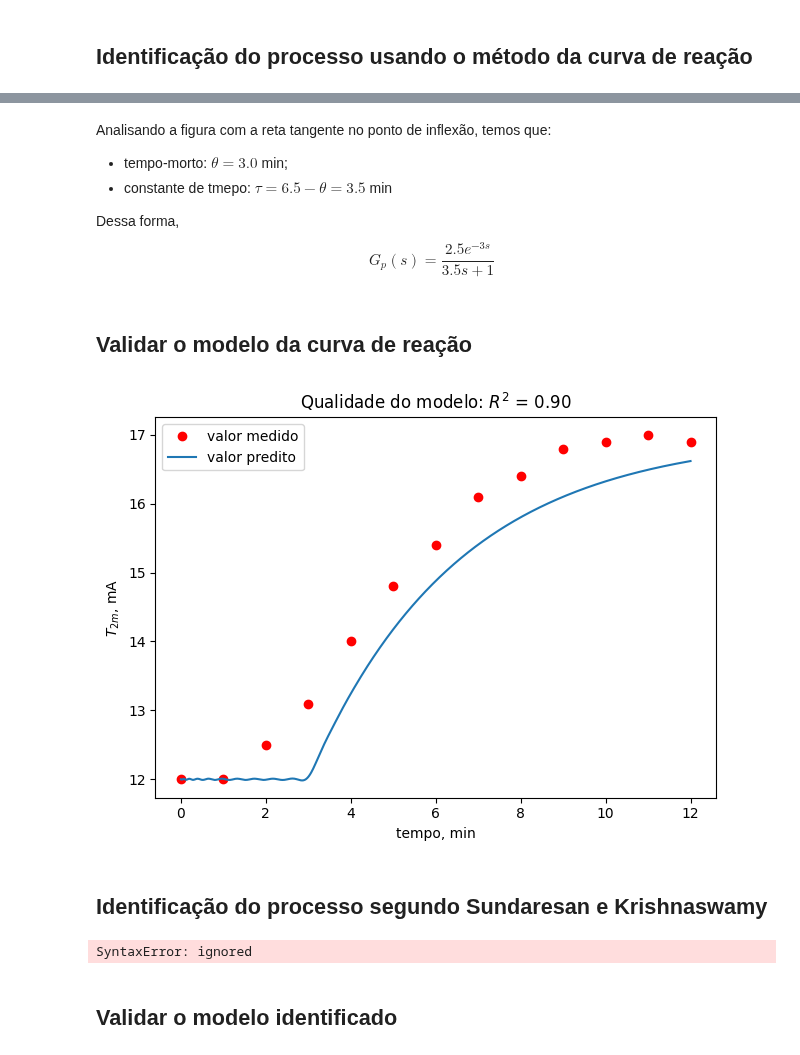
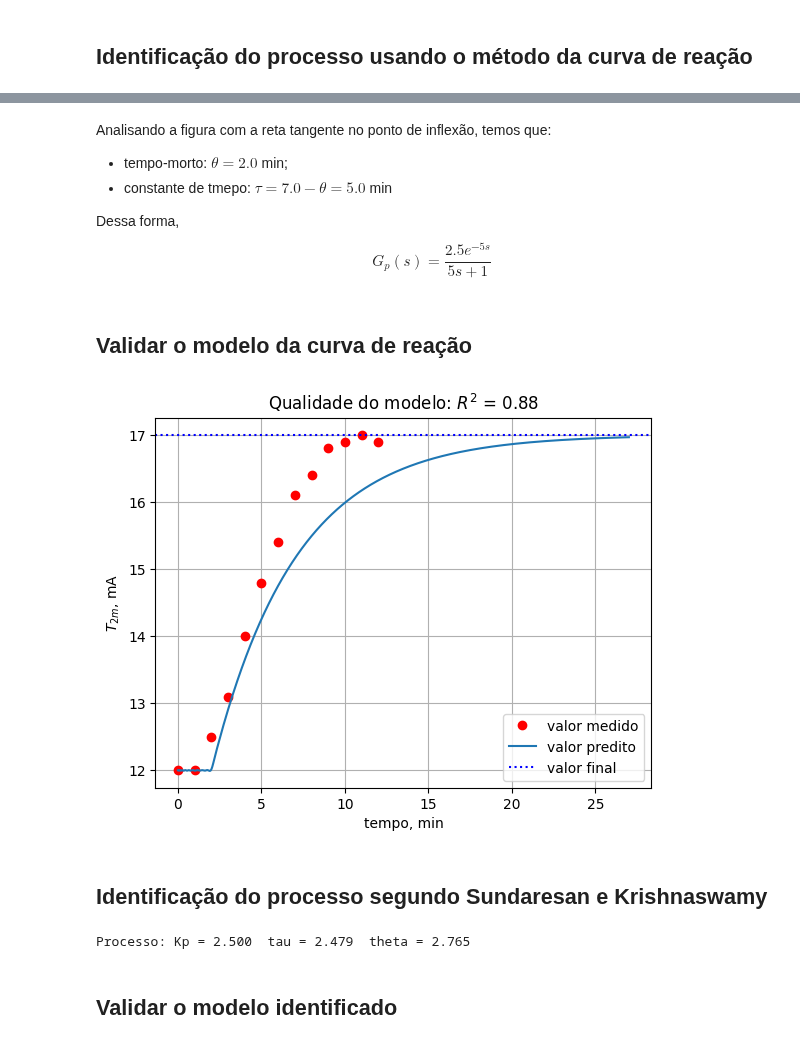
Before and after one commit to juliosdutra/Controle_de_Processos_UFES, a Jupyter notebook: 7.Controller-tuning/Sintonia_de_controladores.ipynb, the cells around one changed output, grey strips where cells are left out. Saved outputs shown, nothing was run; the diff lists cells and outputs as text; code cells hidden in the pictures.

```diff
--- a/7.Controller-tuning/Sintonia_de_controladores.ipynb
+++ b/7.Controller-tuning/Sintonia_de_controladores.ipynb
@@ -64,48 +65,48 @@ Ganho estacionáiro do processo: Kp = 2.5000
 [figure]
 # %% [markdown]
 Analisando a figura com a reta tangente no ponto de inflexão, temos que:
-* tempo-morto: $\theta = 3.0$ min;
-* constante de tmepo: $\tau = 6.5-\theta = 3.5$ min
+* tempo-morto: $\theta = 2.0$ min;
+* constante de tmepo: $\tau = 7.0-\theta = 5.0$ min
 
 Dessa forma,
-$$ G_p(s)=\frac{2.5 e^{-3s}}{3.5s+1}$$
+$$ G_p(s)=\frac{2.5 e^{-5s}}{5s+1}$$
 # %% [markdown]
 ## Validar o modelo da curva de reação
 # %%
 # Implementar o modelo
 s = ct.tf('s')
 Gtd = ct.tf(*ct.pade(theta,20))
 Gp = Kp/(taup*s+1)*Gtd
 
 # Testar o modelo na mesma condição dos dados
 tval0, yval0 = ct.step_response(Gp,T=t)
 Tval0 = Delta_Ps*yval0 + T_2m[0]
 
-tval, yval = ct.step_response(Gp,T=t[-1])
+tval, yval = ct.step_response(Gp,T=5*taup+theta)
 
 plt.plot(t, T_2m, 'or', label = 'valor medido')
 plt.plot(tval, Delta_Ps*yval + T_2m[0] , label='valor predito')
+plt.axhline(y=17, linestyle = ':', color = 'blue', label = 'valor final')
 
 plt.xlabel('tempo, min')
 plt.ylabel(r'$T_{2m}$, mA')
 plt.title(r'Qualidade do modelo: $R^2$ = %1.2f' %r2_score(T_2m, Tval0) )
 plt.legend()
-plt.tight_layout()
-plt.show()
+plt.grid()
 # %% [output]
-[figure, old version]
+[figure, new version]
 # %% [markdown]
 ## Identificação do processo segundo Sundaresan e Krishnaswamy
 # %%
-t1 =  # 35.3% de Delta_T2m
-t2 =  # 85.3% de Delta_T2m
+t1 =  3.8 # 35.3% de Delta_T2m
+t2 =  7.5 # 85.3% de Delta_T2m
 
 theta = 1.3*t1 - 0.29*t2
-tau = 0.67*(t2-t1)
+taup = 0.67*(t2-t1)
 
-print('\nProcesso: Kp = %1.3f  tau = %1.3f  theta = %1.3f' %(Kp, tau, theta))
+print('Processo: Kp = %1.3f  tau = %1.3f  theta = %1.3f' %(Kp, taup, theta))
 # %% [output]
-SyntaxError: ignored
+Processo: Kp = 2.500  tau = 2.479  theta = 2.765
 # %% [markdown]
 ## Validar o modelo identificado
 # %%
```
Also changed, not shown: parts of 3 cells of this notebook.
